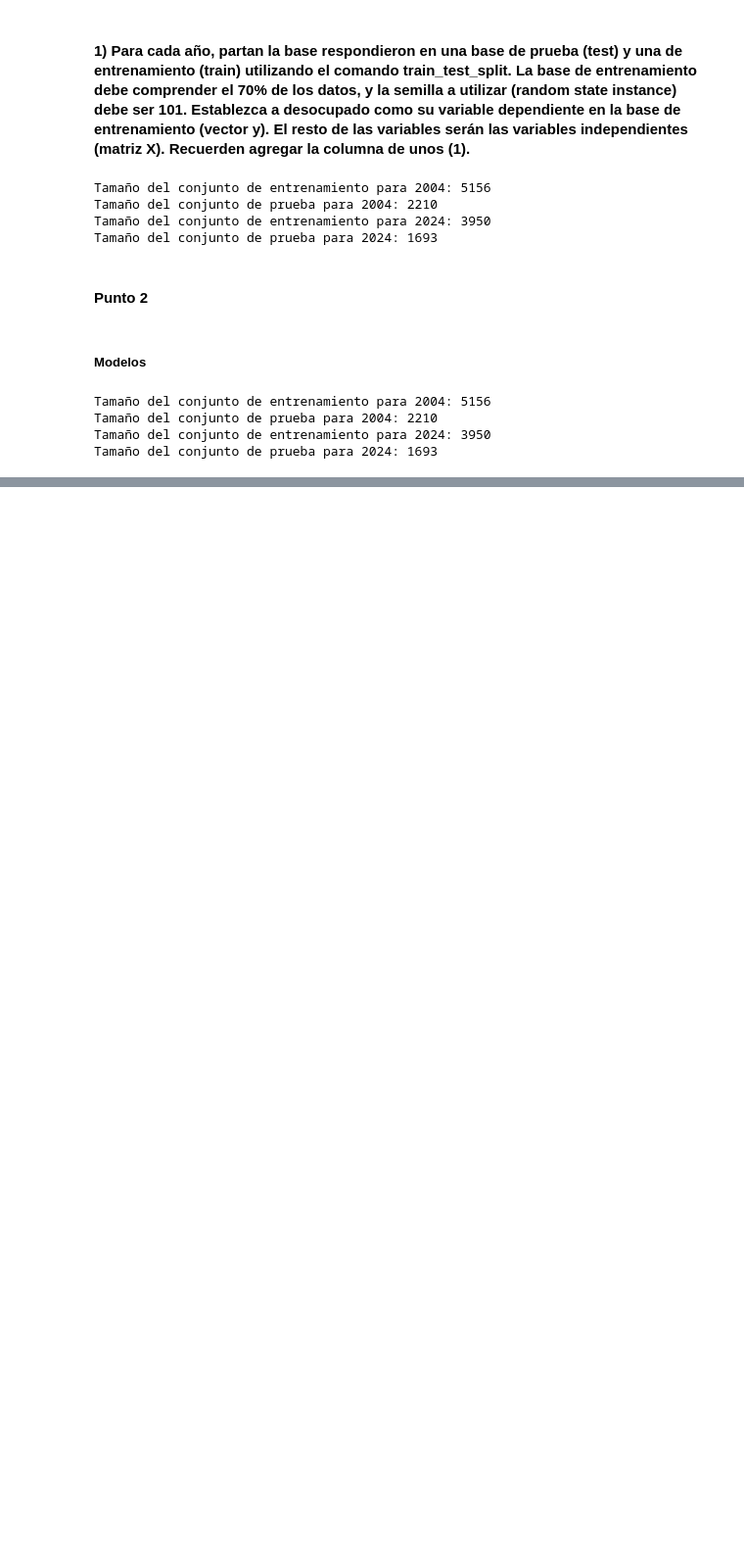
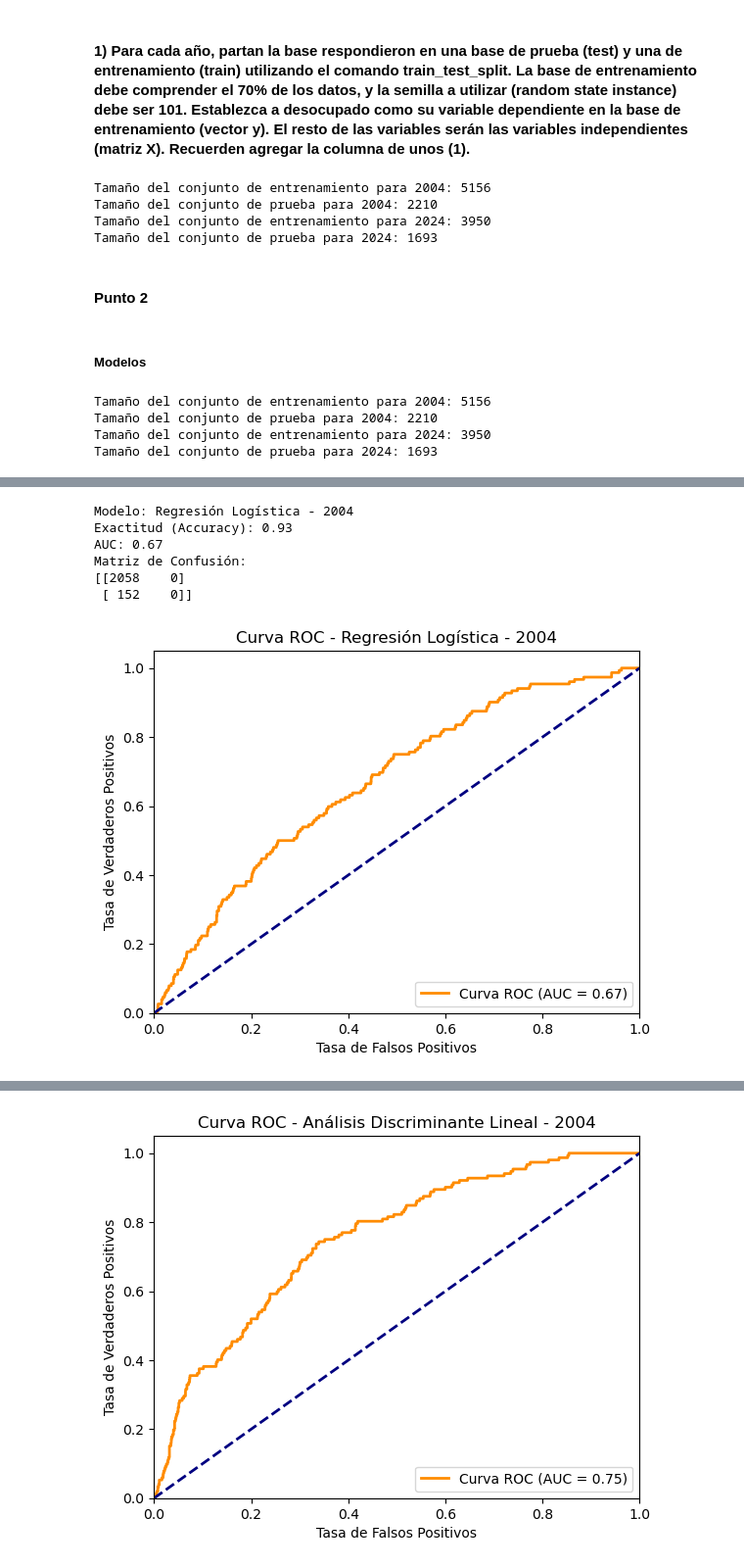
Before and after one commit to GabrielDiaz303/CC408--T1-2-, a Jupyter notebook: TP3 - Codigo.ipynb, the cells around one changed output, grey strips where cells are left out. Shown at 98% size. Saved outputs shown, nothing was run; the diff lists cells and outputs as text; code cells hidden in the pictures; blank space fills up the shorter version.

```diff
--- a/TP3 - Codigo.ipynb
+++ b/TP3 - Codigo.ipynb
@@ -1204,7 +1239,7 @@ Index(['componente', 'ano4', 'aglomerado', 'pondera', 'ch04', 'ch06', 'ch07',
 # %% [markdown]
 #### 1) Para cada año, partan la base respondieron en una base de prueba (test) y una de entrenamiento (train) utilizando el comando train_test_split. La base de entrenamiento debe comprender el 70% de los datos, y la semilla a utilizar (random state instance) debe ser 101. Establezca a desocupado como su variable dependiente en la base de entrenamiento (vector y). El resto de las variables serán las variables independientes (matriz X). Recuerden agregar la columna de unos (1).
 # %%
-respondieron_final= respondieron_limpio[["aglomerado","ano4","desocupado",'ch04', 'ch06', 'ch07', 'ch08', 'nivel_ed', 'estado', 'cat_inac', 'ipcf', "edad_grupos"]]
+respondieron_final= respondieron_limpio[["aglomerado","ano4","desocupado",'ch04','ch06',"pareja_actual","cobertura_m","ch09","ch15", 'nivel_ed_or', 'ipcf']]
 # %%
 from sklearn.model_selection import train_test_split
 import numpy as np
@@ -1261,10 +1296,10 @@ data_2024 =respondieron_final[respondieron_final['ano4'] == 2024]
 
 # Definir las variables independientes (X) y dependientes (y) para cada año
 # Excluir la columna 'desocupado' de las variables independientes
-X_2004 = data_2004.drop(columns=['desocupado', 'ano4',"edad_grupos"])  # Eliminar 'desocupado' y 'año'
+X_2004 = data_2004.drop(columns=['desocupado', 'ano4'])  # Eliminar 'desocupado' y 'año'
 y_2004 = data_2004['desocupado']  # Variable dependiente
 
-X_2024 = data_2024.drop(columns=['desocupado', 'ano4', "edad_grupos"])  # Eliminar 'desocupado' y 'año'
+X_2024 = data_2024.drop(columns=['desocupado', 'ano4'])  # Eliminar 'desocupado' y 'año'
 y_2024 = data_2024['desocupado']  # Variable dependiente
 
 # Añadir la columna de unos (1) a las variables independientes (matriz X)
@@ -1307,0 +1324,69 @@ NameError: name 'evaluar_modelo' is not defined
+# %%
+#Para 2004 completo
+
+# Función para graficar la curva ROC
+def plot_roc_curve(y_test, y_pred_prob, model_name):
+    fpr, tpr, thresholds = roc_curve(y_test, y_pred_prob)
+    roc_auc = auc(fpr, tpr)
+
+    plt.figure()
+    plt.plot(fpr, tpr, color='darkorange', lw=2, label=f'Curva ROC (AUC = {roc_auc:.2f})')
+    plt.plot([0, 1], [0, 1], color='navy', lw=2, linestyle='--')
+    plt.xlim([0.0, 1.0])
+    plt.ylim([0.0, 1.05])
+    plt.xlabel('Tasa de Falsos Positivos')
+    plt.ylabel('Tasa de Verdaderos Positivos')
+    plt.title(f'Curva ROC - {model_name}')
+    plt.legend(loc="lower right")
+    plt.show()
+
+# Función para evaluar un modelo y reportar métricas
+def evaluar_modelo(modelo, X_train, X_test, y_train, y_test, nombre_modelo):
+    # Entrenar el modelo
+    modelo.fit(X_train, y_train)
+
+    # Predecir en los datos de prueba
+    y_pred = modelo.predict(X_test)
+    y_pred_prob = modelo.predict_proba(X_test)[:, 1]  # Probabilidades para la clase positiva
+
+    # Calcular las métricas
+    matriz_confusion = confusion_matrix(y_test, y_pred)
+    accuracy = accuracy_score(y_test, y_pred)
+    auc_valor = roc_auc_score(y_test, y_pred_prob)
+
+    # Reportar resultados
+    print(f"Modelo: {nombre_modelo}")
+    print(f"Exactitud (Accuracy): {accuracy:.2f}")
+    print(f"AUC: {auc_valor:.2f}")
+    print("Matriz de Confusión:")
+    print(matriz_confusion)
+
+    # Graficar la curva ROC
+    plot_roc_curve(y_test, y_pred_prob, nombre_modelo)
+
+# Preparar datos para entrenamiento y prueba (ya divididos previamente para 2024)
+# X_train_2024, X_test_2024, y_train_2024, y_test_2024
+
+# Regresión Logística para 2004
+modelo_log = LogisticRegression()
+evaluar_modelo(modelo_log, X_train_2004, X_test_2004, y_train_2004, y_test_2004, 'Regresión Logística - 2004')
+
+# Análisis Discriminante Lineal para 2004
+modelo_lda = LinearDiscriminantAnalysis()
+evaluar_modelo(modelo_lda, X_train_2004, X_test_2004, y_train_2004, y_test_2004, 'Análisis Discriminante Lineal - 2004')
+
+# KNN con k=3 para 2004
+modelo_knn = KNeighborsClassifier(n_neighbors=3)
+evaluar_modelo(modelo_knn, X_train_2004, X_test_2004, y_train_2004, y_test_2004, 'KNN (k=3) - 2004')
+
+# Naive Bayes para 2004
+modelo_nb = GaussianNB()
+evaluar_modelo(modelo_nb, X_train_2004, X_test_2004, y_train_2004, y_test_2004, 'Naive Bayes - 2004')
+# %% [output]
+Modelo: Regresión Logística - 2004
+Exactitud (Accuracy): 0.93
+AUC: 0.67
+Matriz de Confusión:
+[[2058    0]
+ [ 152    0]]
+[figure, added]
@@ -1307,0 +1399 @@ NameError: name 'evaluar_modelo' is not defined
+[figure, added]
```
Also changed, not shown: parts of 18 cells of this notebook, 2 other files.
